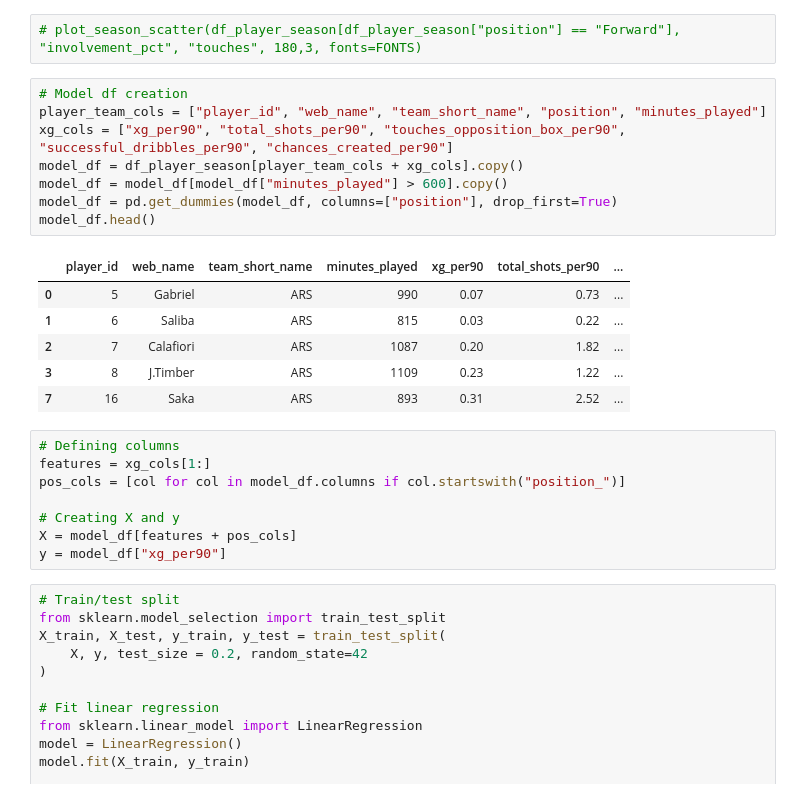
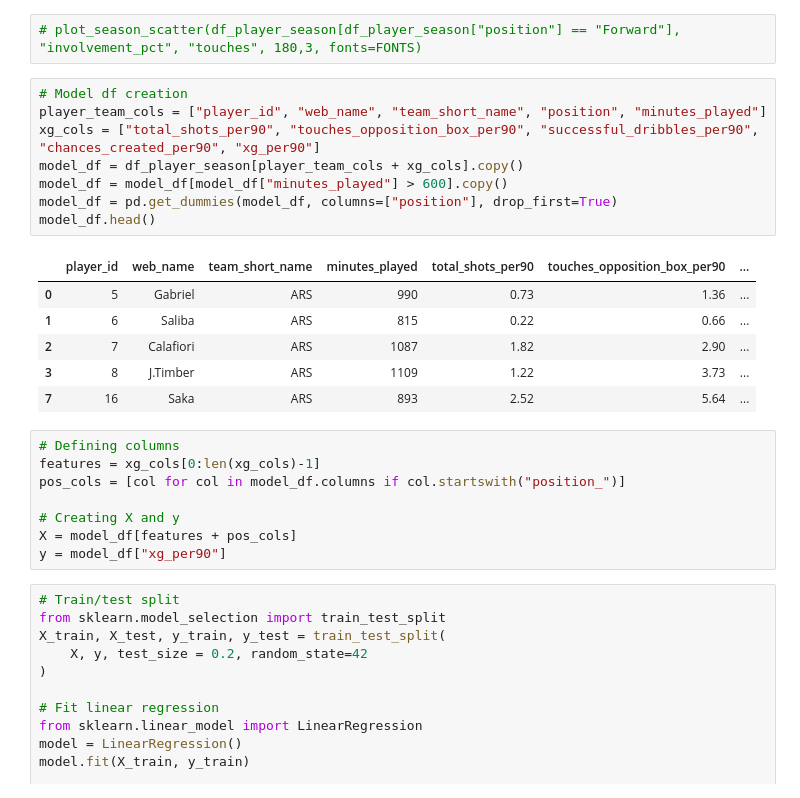
Before and after one commit to dmnarula/football-ds-learning, a Jupyter notebook: week4-modeling/Week4_Modeling.ipynb, the cells around one changed output. Drawn from its saved outputs; the diff is of its cells as text.

```diff
--- a/week4-modeling/Week4_Modeling.ipynb
+++ b/week4-modeling/Week4_Modeling.ipynb
@@ -378,21 +378,21 @@ def plot_season_scatter(df, x_var, y_var, min_mins, lstep, *, fonts):
 # %%
 # Model df creation
 player_team_cols = ["player_id", "web_name", "team_short_name", "position", "minutes_played"]
-xg_cols = ["xg_per90", "total_shots_per90", "touches_opposition_box_per90", "successful_dribbles_per90", "chances_created_per90"]
+xg_cols = ["total_shots_per90", "touches_opposition_box_per90", "successful_dribbles_per90", "chances_created_per90", "xg_per90"]
 model_df = df_player_season[player_team_cols + xg_cols].copy()
 model_df = model_df[model_df["minutes_played"] > 600].copy()
 model_df = pd.get_dummies(model_df, columns=["position"], drop_first=True)
 model_df.head()
 # %% [output]
-|  | player_id | web_name | team_short_name | minutes_played | xg_per90 | total_shots_per90 | ... |
-| 0 | 5 | Gabriel | ARS | 990 | 0.07 | 0.73 | ... |
-| 1 | 6 | Saliba | ARS | 815 | 0.03 | 0.22 | ... |
-| 2 | 7 | Calafiori | ARS | 1087 | 0.20 | 1.82 | ... |
-| 3 | 8 | J.Timber | ARS | 1109 | 0.23 | 1.22 | ... |
-| 7 | 16 | Saka | ARS | 893 | 0.31 | 2.52 | ... |
+|  | player_id | web_name | team_short_name | minutes_played | total_shots_per90 | touches_opposition_box_per90 | ... |
+| 0 | 5 | Gabriel | ARS | 990 | 0.73 | 1.36 | ... |
+| 1 | 6 | Saliba | ARS | 815 | 0.22 | 0.66 | ... |
+| 2 | 7 | Calafiori | ARS | 1087 | 1.82 | 2.90 | ... |
+| 3 | 8 | J.Timber | ARS | 1109 | 1.22 | 3.73 | ... |
+| 7 | 16 | Saka | ARS | 893 | 2.52 | 5.64 | ... |
 # %%
 # Defining columns
-features = xg_cols[1:]
+features = xg_cols[0:len(xg_cols)-1]
 pos_cols = [col for col in model_df.columns if col.startswith("position_")]
 
 # Creating X and y
```
Also changed, not shown: parts of 6 cells of this notebook.
